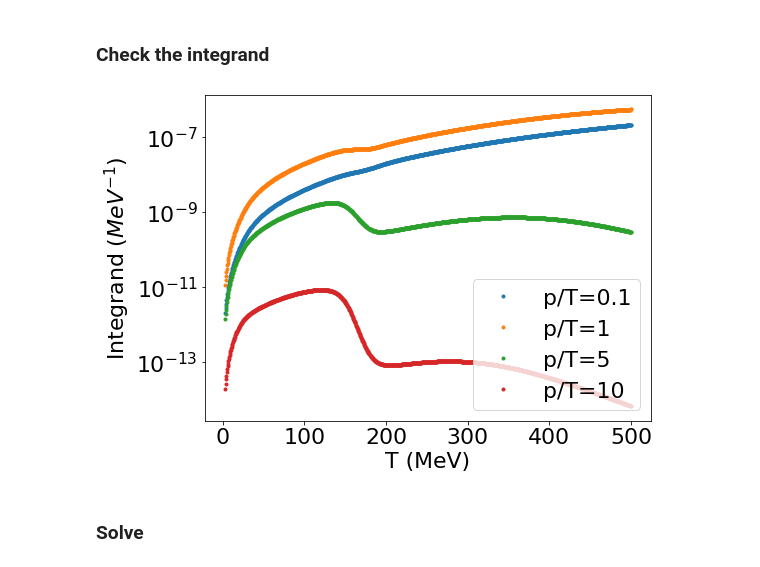
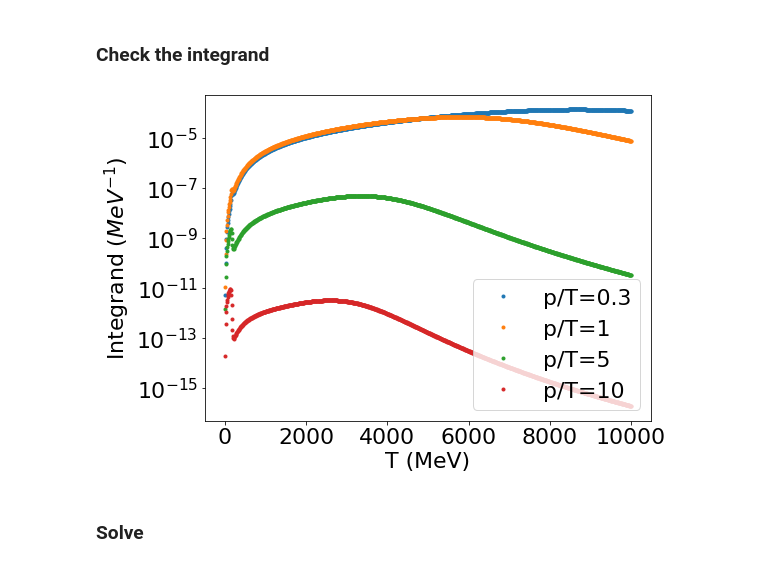
Before and after one commit to JakeSpisak/Sterile-Neutrinos, a Jupyter notebook: analysis.ipynb, the cells around one changed output. Drawn from its saved outputs; the diff is of its cells as text; code cells hidden in the pictures.

```diff
--- a/analysis.ipynb
+++ b/analysis.ipynb
@@ -166,25 +484,25 @@ plt.show()
 # %% [markdown]
 ### Check the integrand
 # %%
-Ti=500
+Ti=10000
 Tf=3
 Tprimes = np.linspace(Tf, Ti, 1000)
 theta=0.5*np.sqrt(10**-10)
-ms=10**-1
+ms=100
 antineutrino=False
 merle_simplification=True
 flavor='electron'
 
 plt.figure(figsize=(8,6))
-for poverT in [0.1, 1, 5, 10]:
+for poverT in [0.3, 1, 5, 10]:
     integrands = [ec.boltzmann_integrand(Tp, poverT*Tf, Tf, theta, ms, flavor, antineutrino, merle_simplification) for Tp in Tprimes]
-    plt.semilogy(Tprimes, integrands, '.', label="p/T={}".format(poverT))
+    plt.semilogy(Tprimes, np.abs(integrands), '.', label="p/T={}".format(poverT))
 plt.ylabel(r"Integrand ($MeV^{-1}$)")
 plt.xlabel("T (MeV)")
 plt.legend()
 plt.show()
 # %% [output]
-[figure, old version]
+[figure, new version]
 # %% [markdown]
 ### Solve
 # %%
```
Also changed, not shown: parts of 50 cells of this notebook, 7 other files.
